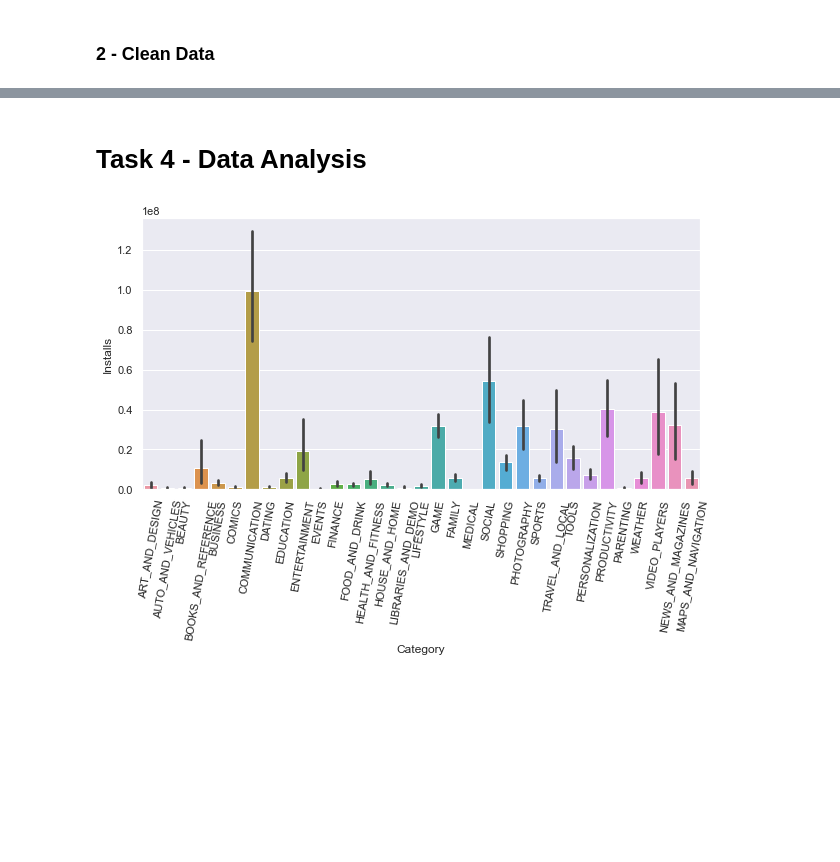
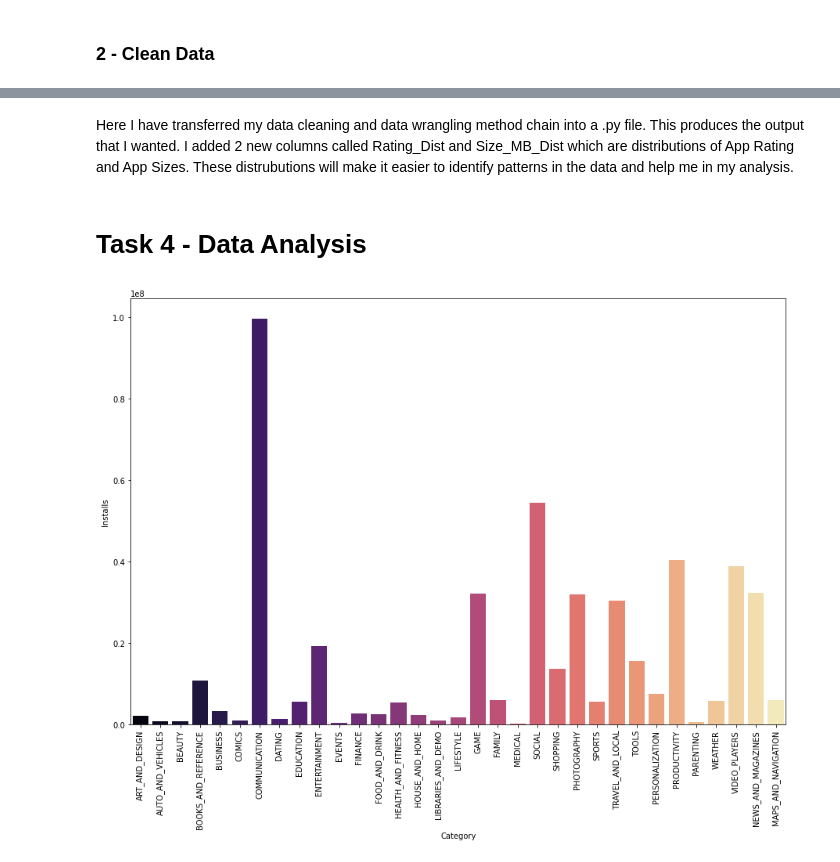
Before and after one commit to ubco-W2022T1-cosc301/project-group36, a Jupyter notebook: notebooks/analysis2.ipynb, the cells around one changed output, grey strips where cells are left out. Cells and saved outputs as stored; diff of their text form; code cells hidden in the pictures; blank space fills up the shorter version.

```diff
--- a/notebooks/analysis2.ipynb
+++ b/notebooks/analysis2.ipynb
@@ -235,6 +313,6 @@ def load_and_process(url_or_path_to_csv_file):
 # %%
-import project_functions2 as p2
-final = p2.load_and_process('../data/raw/google_play_store.csv')
+import project_functions2 as bread
+final = bread.load_and_process('../data/raw/google_play_store.csv')
 final
 # %% [output]
 |  | index | App Name | Category | Rating | Reviews | Size_MB | Installs | Type | Price_USD | Content Rating | ... |
@@ -253,14 +331,16 @@ final
+# %% [markdown]
+Here I have transferred my data cleaning and data wrangling method chain into a .py file. This produces the output that I wanted. I added 2 new columns called Rating_Dist and Size_MB_Dist which are distributions of App Rating and App Sizes. These distrubutions will make it easier to identify patterns in the data and help me in my analysis.
 # %% [markdown]
 # Task 4 - Data Analysis
 # %%
-App_Cat = final.groupby('Category')['Installs'].sum()[1]
-
+plt.figure(figsize=(15,10))
 sns.barplot(x = 'Category',
             y = 'Installs',
-        data = final
+        data = final,
+            errorbar=None,
+            palette = 'magma'
 )
-plt.xticks(rotation=80)
-
+plt.xticks(rotation=90)
 plt.show()
 # %% [output]
-[figure, old version]
+[figure, new version]
```
Also changed, not shown: parts of 40 cells of this notebook, 1 other file.
